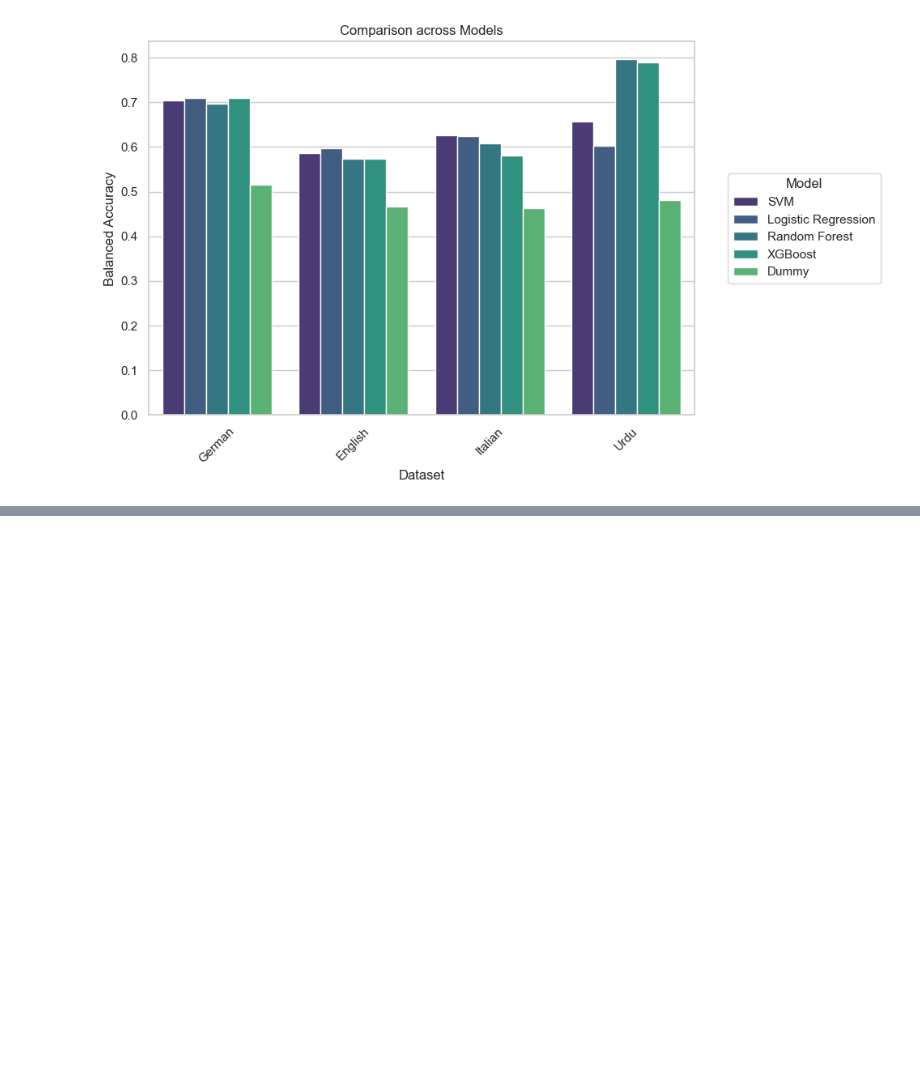
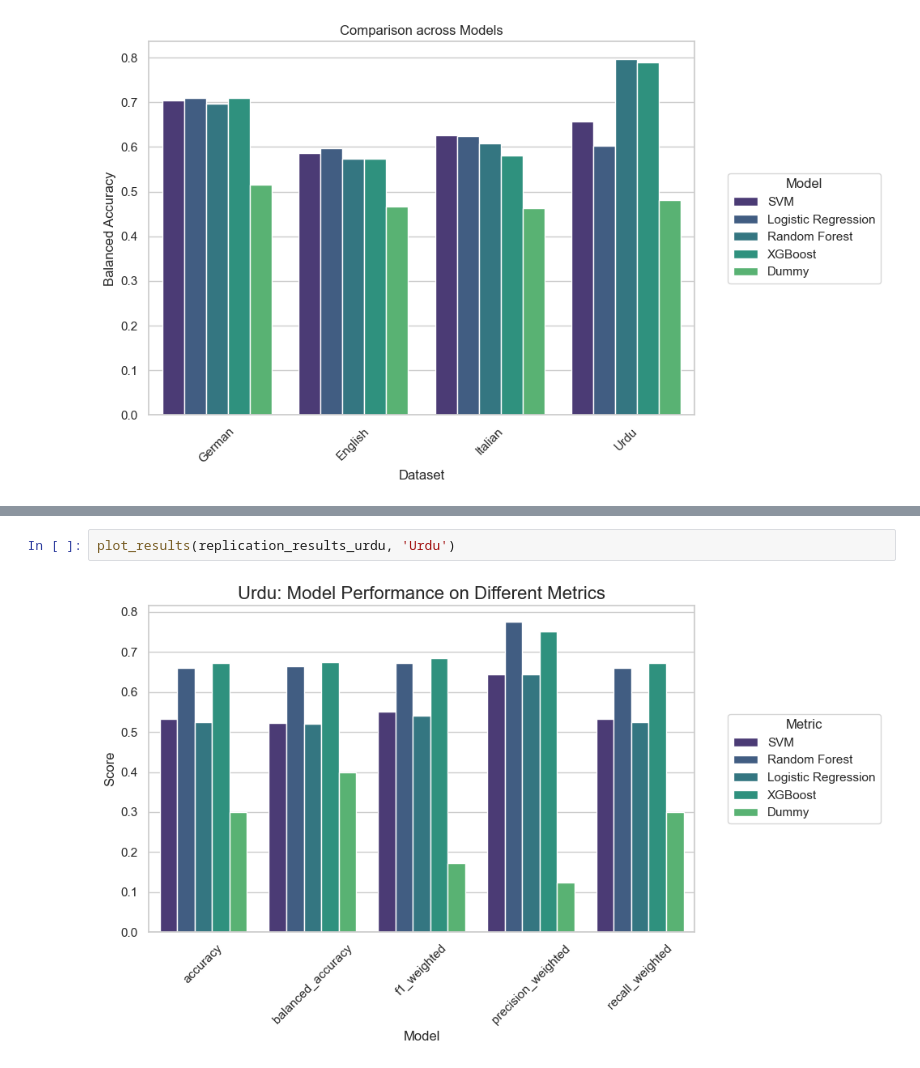
Before and after one commit to juverse/Speech-Emotion-Recognition, a Jupyter notebook: Evaluation/Baseline/baseline_evaluation.ipynb, the cells around one changed output, grey strips where cells are left out. Drawn from its saved outputs; the diff is of its cells as text; blank space fills up the shorter version.

```diff
--- a/Evaluation/Baseline/baseline_evaluation.ipynb
+++ b/Evaluation/Baseline/baseline_evaluation.ipynb
@@ -75,0 +96,4 @@ plt.show()
+# %%
+plot_results(replication_results_urdu, 'Urdu')
+# %% [output]
+[figure, added]
```
Also changed, not shown: parts of 11 cells of this notebook, 1 other file.
